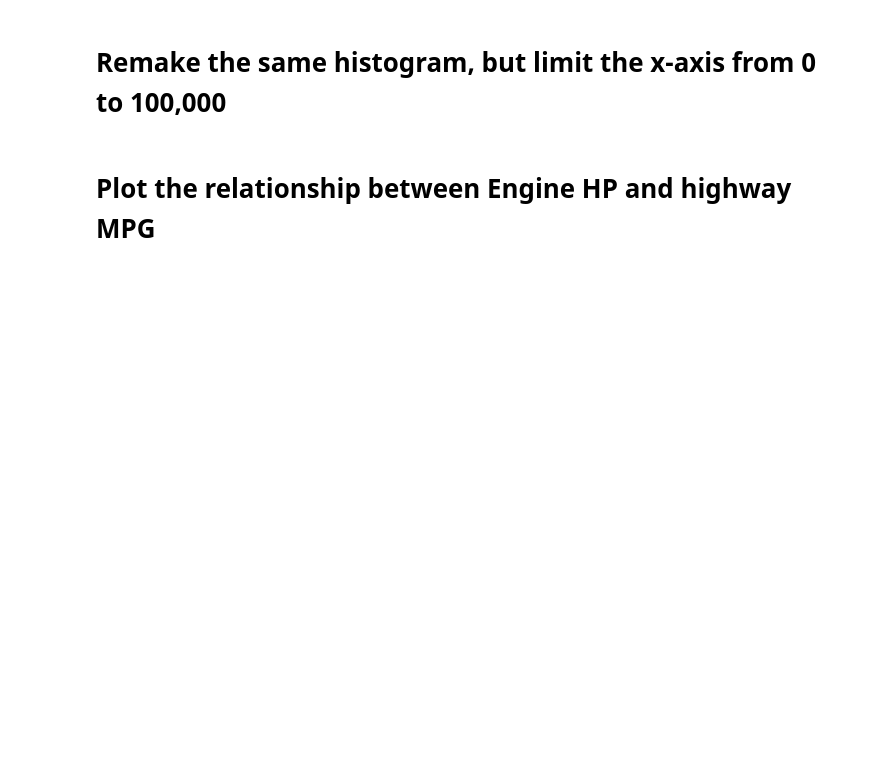
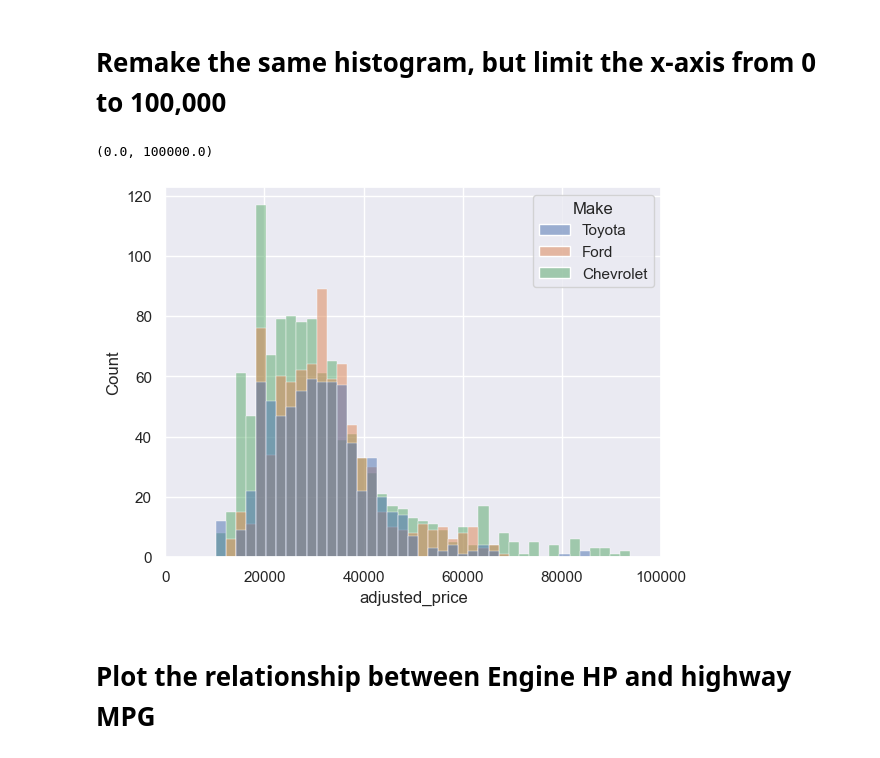
Before and after one commit to dwang312/ctp-2022-fall-data-science, a Jupyter notebook: Week-02-EDA/Exercise-EDA.ipynb, the cells around one changed output. Cells and saved outputs as stored; diff of their text form; code cells hidden in the pictures; blank space fills up the shorter version.

```diff
--- a/Week-02-EDA/Exercise-EDA.ipynb
+++ b/Week-02-EDA/Exercise-EDA.ipynb
@@ -237,6 +280,14 @@ ax.set_ylim(0,100000)
 # Remake the same histogram, but limit the x-axis from 0 to 100,000
 # %%
 # Remake the same histogram, but limit the x-axis from 0 to 100,000
+# Using `sns.histplot`, make histogram of the adjusted_price of just these car makers.
+
+ax = sns.histplot(data = temp_df, x = "adjusted_price", hue = "Make")
+
+ax.set_xlim(0,100000)
+# %% [output]
+(0.0, 100000.0)
+[figure, added]
 # %% [markdown]
 # Plot the relationship between Engine HP and highway MPG
 # %%
```
Also changed, not shown: parts of 17 cells of this notebook.
